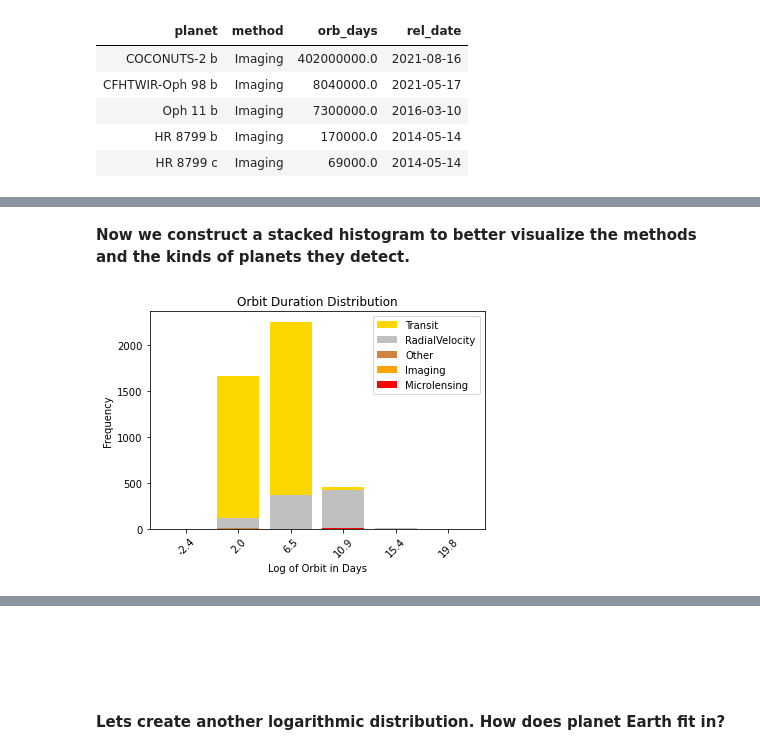
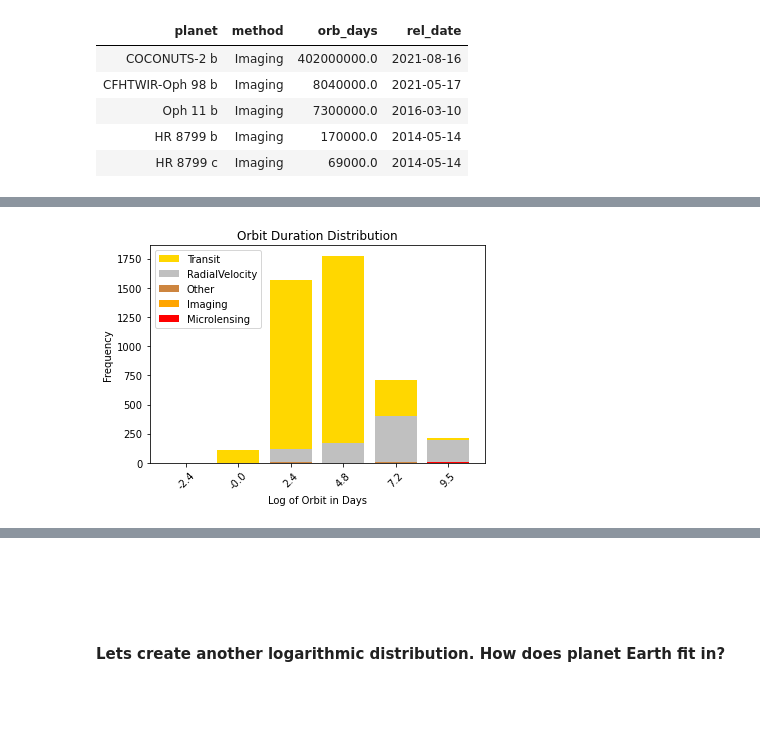
Before and after one commit to TheReallyBigApple/CunyAssignments, a Jupyter notebook: DATA607/FinalProject/Exoplanet_Orbits.ipynb, the cells around one changed output, grey strips where cells are left out. Saved outputs shown, nothing was run; the diff lists cells and outputs as text; code cells hidden in the pictures; blank space fills up the shorter version.

Commit message:
DATA607 Final Project4

```diff
--- a/DATA607/FinalProject/Exoplanet_Orbits.ipynb
+++ b/DATA607/FinalProject/Exoplanet_Orbits.ipynb
@@ -591,11 +654,10 @@ exo_days_df['log_orb_days'] = exo_days_df['orb_days'].apply(lambda x: np.log(x))
-# %% [markdown]
-**Now we construct a stacked histogram to better visualize the methods and the kinds of planets they detect.**
 # %%
 
-# this was painful but i couldnt find an easy way to create a stacked histogram
+# create the log distribution
+exo_days_df['log_orb_days'] = exo_days_df['orb_days'].apply(lambda x: np.log(x))
 
-
-
+# this long code block takes the meta data from np.histogram to create a stacked histogram
+#        apparently python makes it easy to do a stacked bar chart but not a stacked histogram
 hist,freq =np.histogram(exo_days_df["log_orb_days"], 5)
 freq=np.round_(freq,1)
 
@@ -619,33 +681,32 @@ for f in freq:
                          (exo_days_df['log_orb_days']>prev_bin))])
     rv_f=len(exo_days_df[((exo_days_df['method']=='Radial Velocity') & (exo_days_df['log_orb_days']<bin) & \
                          (exo_days_df['log_orb_days']>prev_bin))])
     o_f=len(exo_days_df[((exo_days_df['method']=='Other') & (exo_days_df['log_orb_days']<bin) & \
                          (exo_days_df['log_orb_days']>prev_bin))])
     i_f=len(exo_days_df[((exo_days_df['method']=='Imaging') & (exo_days_df['log_orb_days']<bin) & \
                          (exo_days_df['log_orb_days']>prev_bin))])
     ml_f=len(exo_days_df[((exo_days_df['method']=='Microlensing') & (exo_days_df['log_orb_days']<bin) & \
                          (exo_days_df['log_orb_days']>prev_bin))])
     t_freq=np.append(t_freq,t_f)
     rv_freq=np.append(rv_freq,rv_f)
     o_freq=np.append(o_freq,o_f)
     i_freq=np.append(i_freq,i_f)
     ml_freq=np.append(ml_freq,ml_f)
     prev_bin=bin
 
-import matplotlib.pyplot as plt
 
 plt.bar(ind, t_freq, width=0.8, label='Transit', color='gold', bottom=rv_freq+o_freq+i_freq+ml_freq)
 plt.bar(ind, rv_freq, width=0.8, label='RadialVelocity', color='silver', bottom=o_freq+i_freq+ml_freq)
 plt.bar(ind, o_freq, width=0.8, label='Other', color='#CD853F',  bottom=i_freq+ml_freq)
 plt.bar(ind, i_freq, width=0.8, label='Imaging', color='orange',  bottom=ml_freq)
 plt.bar(ind, ml_freq, width=0.8, label='Microlensing', color='red')
 
 plt.xticks(ind, freq, rotation=45)
 plt.ylabel("Frequency")
 plt.xlabel("Log of Orbit in Days")
-plt.legend(loc="upper right")
+plt.legend(loc="upper left")
 plt.title("Orbit Duration Distribution")
 
 plt.show()
 # %% [output]
-[figure, old version]
+[figure, new version]
```
Also changed, not shown: parts of 23 cells of this notebook, 2 other files.
